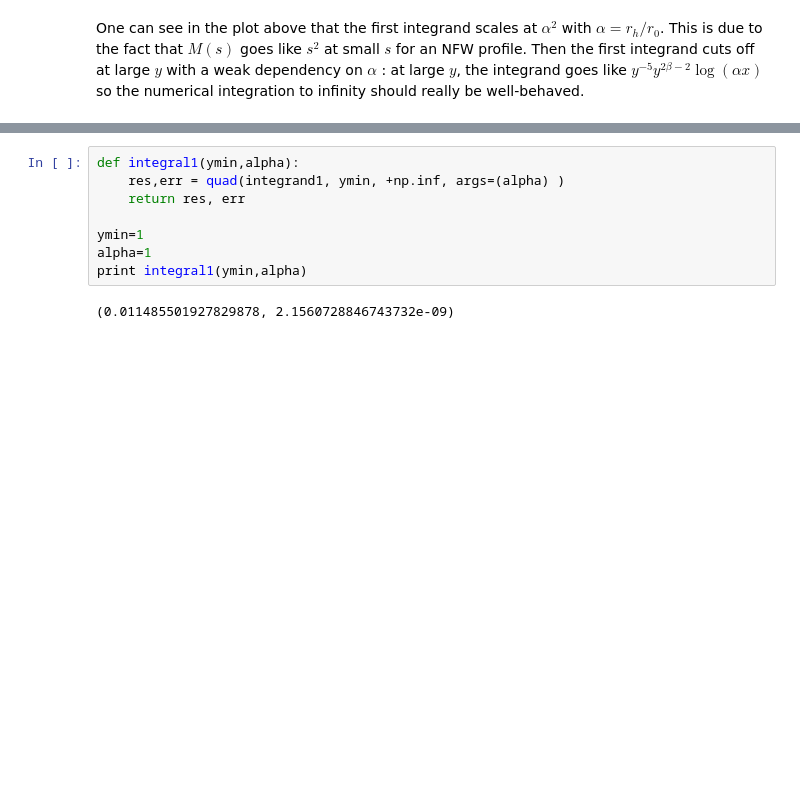
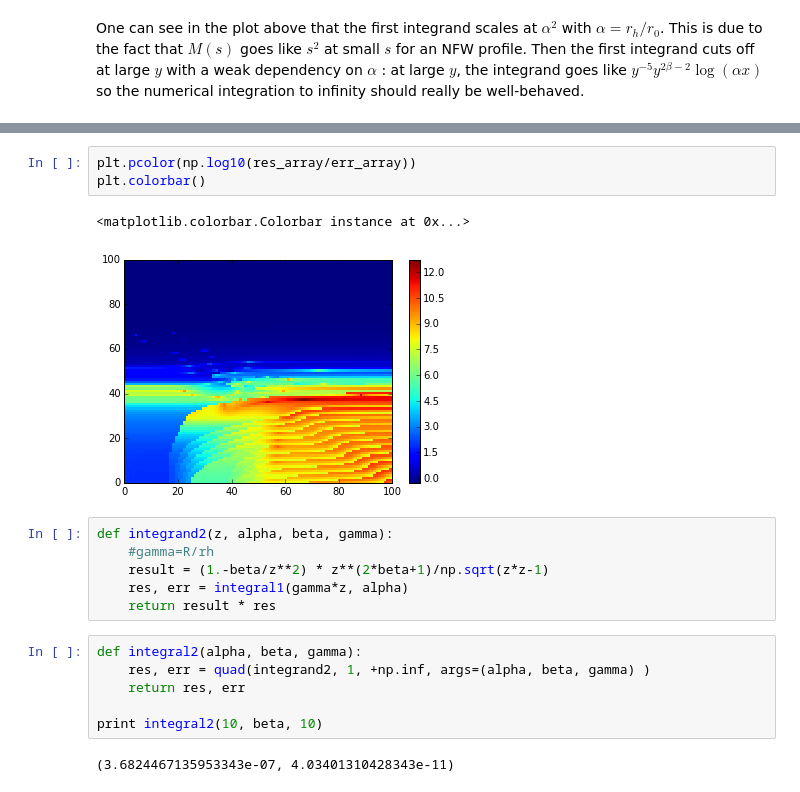
Before and after one commit to achiappo/FRESKA, a Jupyter notebook: spherical_jeans_analysis.ipynb, the cells around one changed output, grey strips where cells are left out. Cells and saved outputs as stored; diff of their text form; blank space fills up the shorter version.

```diff
--- a/spherical_jeans_analysis.ipynb
+++ b/spherical_jeans_analysis.ipynb
@@ -112,10 +135,20 @@ Then the first integrand cuts off at large $y$ with a weak dependency on $\alpha
+# %%
+plt.pcolor(np.log10(res_array/err_array))
+plt.colorbar()
+# %% [output]
+<matplotlib.colorbar.Colorbar instance at 0x...>
+[figure, added]
+# %%
+def integrand2(z, alpha, beta, gamma):
+    #gamma=R/rh
+    result = (1.-beta/z**2) * z**(2*beta+1)/np.sqrt(z*z-1)
+    res, err = integral1(gamma*z, alpha)
+    return result * res
 # %%
-def integral1(ymin,alpha):
-    res,err = quad(integrand1, ymin, +np.inf, args=(alpha) )
+def integral2(alpha, beta, gamma):
+    res, err = quad(integrand2, 1, +np.inf, args=(alpha, beta, gamma) )
     return res, err
 
-ymin=1
-alpha=1
-print integral1(ymin,alpha)
+print integral2(10, beta, 10)
 # %% [output]
-(0.011485501927829878, 2.1560728846743732e-09)
+(3.6824467135953343e-07, 4.03401310428343e-11)
```
Also changed, not shown: parts of 16 cells of this notebook.
